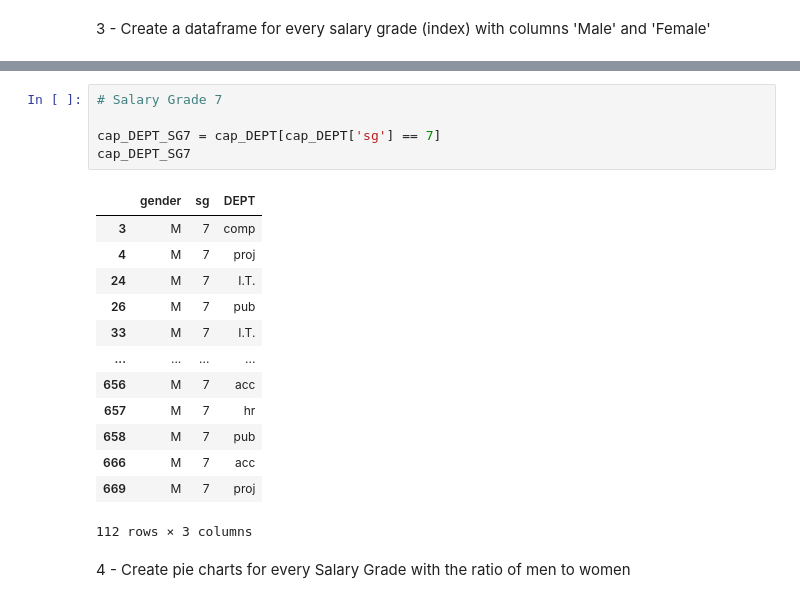
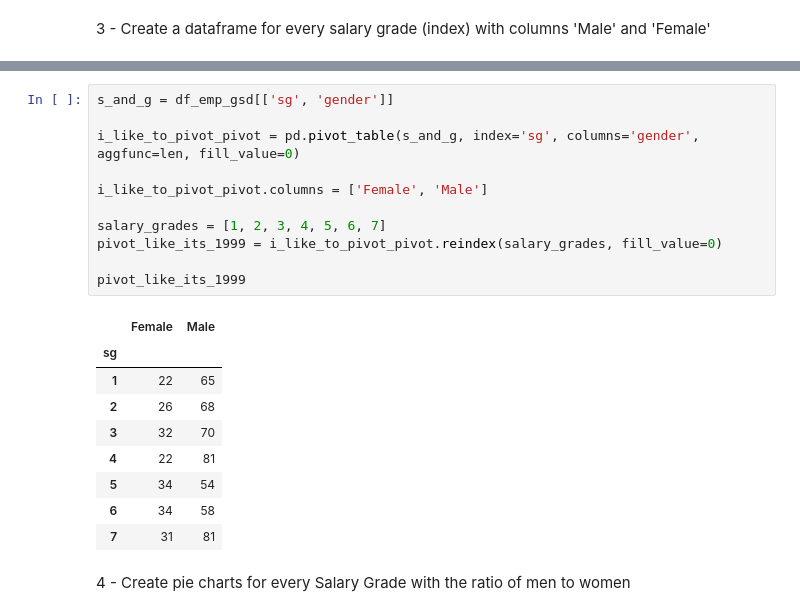
Before and after one commit to BrennanStopnik/401_work, a Jupyter notebook: Data_Science_Final/Stopnik_Brennan_DATASCIENCE_CAPSTONE_202306.ipynb, the cells around one changed output, grey strips where cells are left out. Drawn from its saved outputs; the diff is of its cells as text.

```diff
--- a/Data_Science_Final/Stopnik_Brennan_DATASCIENCE_CAPSTONE_202306.ipynb
+++ b/Data_Science_Final/Stopnik_Brennan_DATASCIENCE_CAPSTONE_202306.ipynb
@@ -281,22 +164,24 @@ cap_DEPT_SG6
-# %%
-# Salary Grade 7
-
-cap_DEPT_SG7 = cap_DEPT[cap_DEPT['sg'] == 7]
-cap_DEPT_SG7
-# %% [output]
-|  | gender | sg | DEPT |
-| 3 | M | 7 | comp |
-| 4 | M | 7 | proj |
-| 24 | M | 7 | I.T. |
-| 26 | M | 7 | pub |
-| 33 | M | 7 | I.T. |
-| ... | ... | ... | ... |
-| 656 | M | 7 | acc |
-| 657 | M | 7 | hr |
-| 658 | M | 7 | pub |
-| 666 | M | 7 | acc |
-| 669 | M | 7 | proj |
-112 rows × 3 columns
+# %%
+s_and_g = df_emp_gsd[['sg', 'gender']]
+
+i_like_to_pivot_pivot = pd.pivot_table(s_and_g, index='sg', columns='gender', aggfunc=len, fill_value=0)
+
+i_like_to_pivot_pivot.columns = ['Female', 'Male']
+
+salary_grades = [1, 2, 3, 4, 5, 6, 7]
+pivot_like_its_1999 = i_like_to_pivot_pivot.reindex(salary_grades, fill_value=0)
+
+pivot_like_its_1999
+# %% [output]
+|  | Female | Male |
+| sg |  |  |
+| 1 | 22 | 65 |
+| 2 | 26 | 68 |
+| 3 | 32 | 70 |
+| 4 | 22 | 81 |
+| 5 | 34 | 54 |
+| 6 | 34 | 58 |
+| 7 | 31 | 81 |
 # %% [markdown]
 4 - Create pie charts for every Salary Grade with the ratio of men to women
 # %%
```
Also changed, not shown: parts of 34 cells of this notebook, 1 other file.
